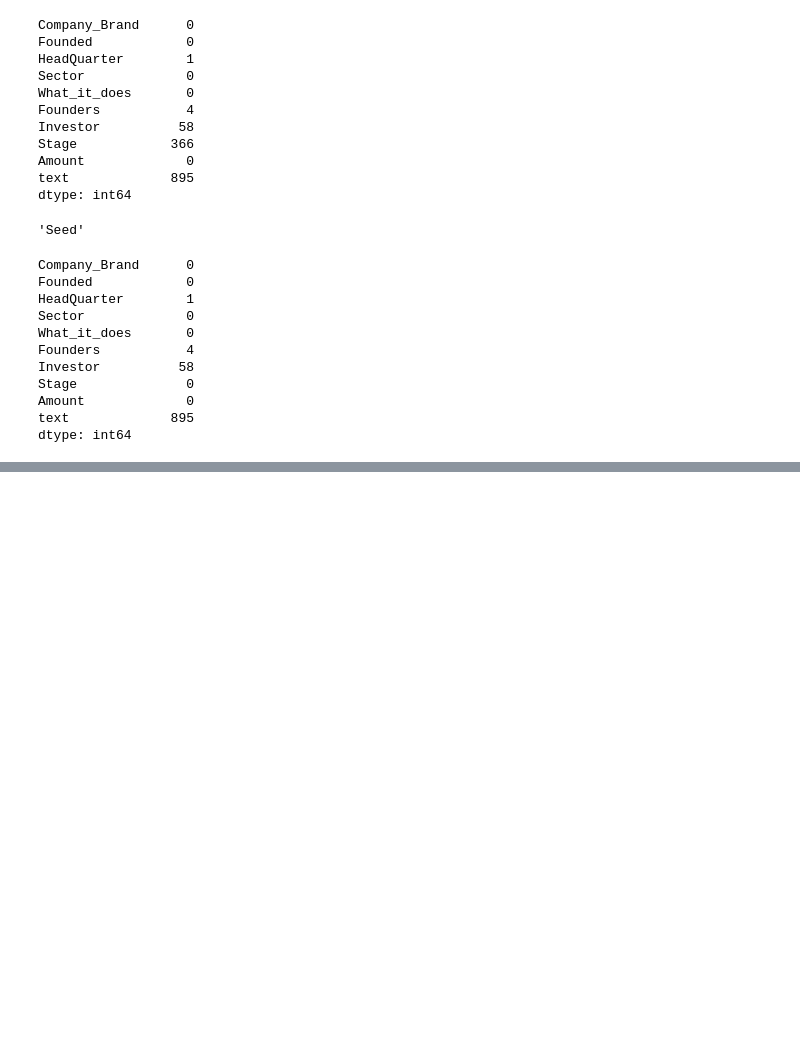
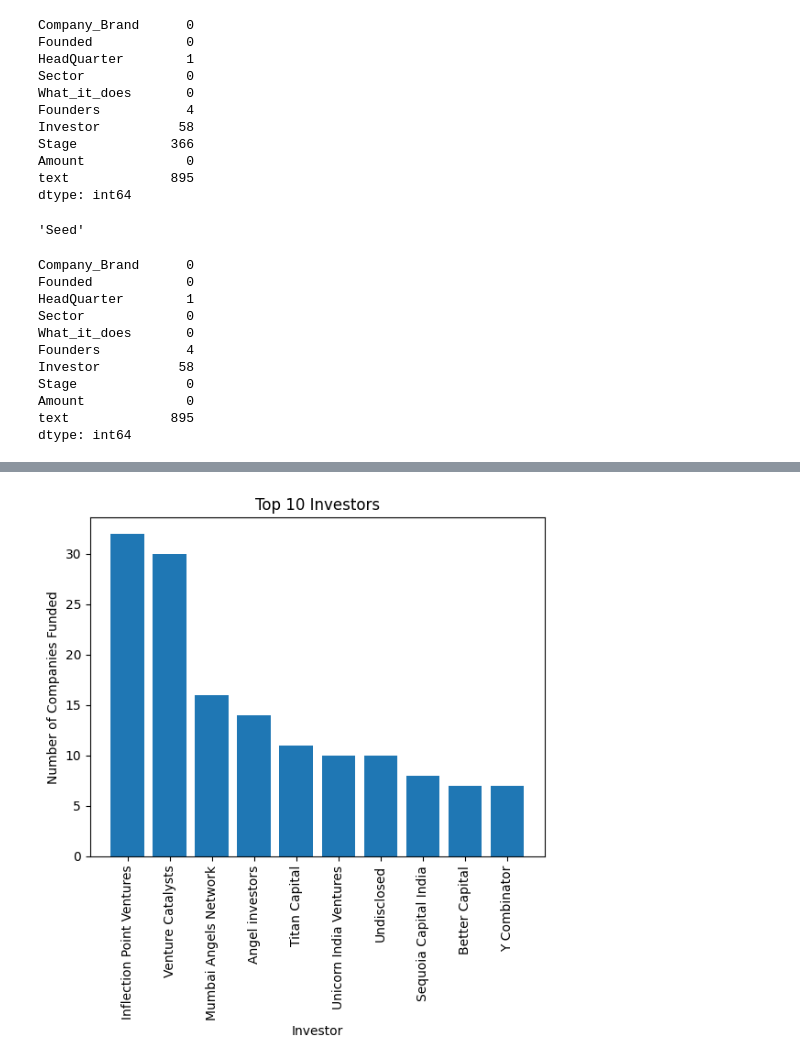
Before and after one commit to Nakkungu/LP1, a Jupyter notebook: LP1.ipynb, the cells around one changed output, grey strips where cells are left out. Saved outputs shown, nothing was run; the diff lists cells and outputs as text; code cells hidden in the pictures; blank space fills up the shorter version.

```diff
--- a/LP1.ipynb
+++ b/LP1.ipynb
@@ -442,0 +926,3 @@ data_drop_dup_21 = data_drop_dup_21.drop('text', axis=1)
+# %%
+data_18.rename(columns = {'Amount_Digits':'Amount'},inplace=True)
+data_18.head()
@@ -442,0 +936,5 @@ data_drop_dup_21 = data_drop_dup_21.drop('text', axis=1)
+# %%
+#Creating the founded year
+#Assuming the companies were created in 2018
+data_18['Founded'] = 2018
+data_18.head()
@@ -442,0 +959,3 @@ data_drop_dup_21 = data_drop_dup_21.drop('text', axis=1)
+# %%
+#replace missing Amount with 0
+data_18['Amount'] = data_18['Amount'].fillna(0)
@@ -442,0 +984,4 @@ data_drop_dup_21 = data_drop_dup_21.drop('text', axis=1)
+# %%
+#concatenate the data into one dataframe
+df_all=pd.concat([data_drop_dup,data_drop_dup_21,data_19,data_18])
+df_all.to_csv('all_data.csv')
@@ -442,0 +1040,28 @@ data_drop_dup_21 = data_drop_dup_21.drop('text', axis=1)
+# %%
+# What are the most common funding sources or investors in these years?
+#group the dta by funders
+grouped_df = df_all.groupby("Investor")
+# Calculate the number of companies that received funding from each investor.
+count_df = grouped_df.size().to_frame(name="Count").reset_index()
+# Sort the DataFrame by the number of companies in descending order.
+sorted_df = count_df.sort_values(by=["Count"], ascending=False)
+
+# Extract the top 10 investors and the number of companies funded by each investor.
+top_10_investors = sorted_df["Investor"].head(10)
+top_10_investor_counts = sorted_df["Count"].head(10)
+
+# Create a bar chart.
+plt.bar(top_10_investors, top_10_investor_counts, align="center")
+
+# Rotate the x-axis labels to 45 degrees.
+plt.xticks(rotation=90)
+
+# Set the chart title and axis labels.
+plt.title("Top 10 Investors")
+plt.xlabel("Investor")
+plt.ylabel("Number of Companies Funded")
+
+# Show the chart.
+plt.show()
+# %% [output]
+[figure, added]
```
Also changed, not shown: parts of 84 cells of this notebook, 4 other files.
